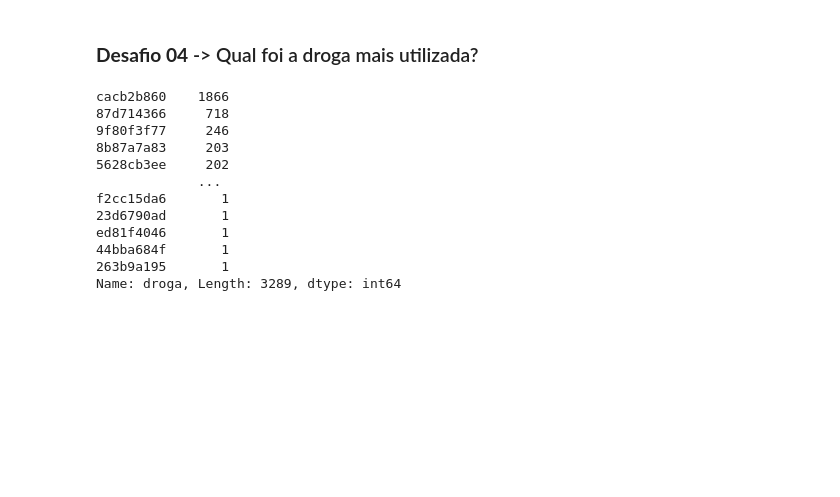
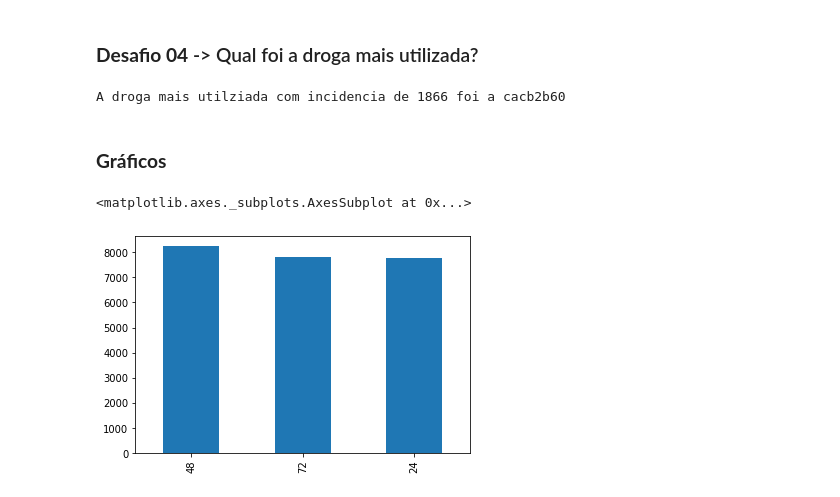
Before and after one commit to FeCesar/Imersao-Dados-Alura, a Jupyter notebook: main.ipynb, the cells around one changed output. Cells and saved outputs as stored; diff of their text form; code cells hidden in the pictures; blank space fills up the shorter version.

```diff
--- a/main.ipynb
+++ b/main.ipynb
@@ -72,18 +83,16 @@ print(f'Foram utilizadas {len(drogas)} tipos de drogas.')
 Foram utilizadas 3289 tipos de drogas.
 # %% [markdown]
 ### **Desafio 04** -> Qual foi a droga mais utilizada?
-# %%
-drogas = database['droga'].value_counts()
-# %% [output]
-cacb2b860    1866
-87d714366     718
-9f80f3f77     246
-8b87a7a83     203
-5628cb3ee     202
-             ...
-f2cc15da6       1
-23d6790ad       1
-ed81f4046       1
-44bba684f       1
-263b9a195       1
-Name: droga, Length: 3289, dtype: int64
+# %%
+drogas = database['droga'].value_counts()
+
+print(f'A droga mais utilziada com incidência de {drogas[0]} foi a cacb2b60')
+# %% [output]
+A droga mais utilziada com incidencia de 1866 foi a cacb2b60
+# %% [markdown]
+### **Gráficos**
+# %%
+database['tempo'].value_counts().plot.bar()
+# %% [output]
+<matplotlib.axes._subplots.AxesSubplot at 0x...>
+[figure, added]
```
Also changed, not shown: parts of 3 cells of this notebook.
